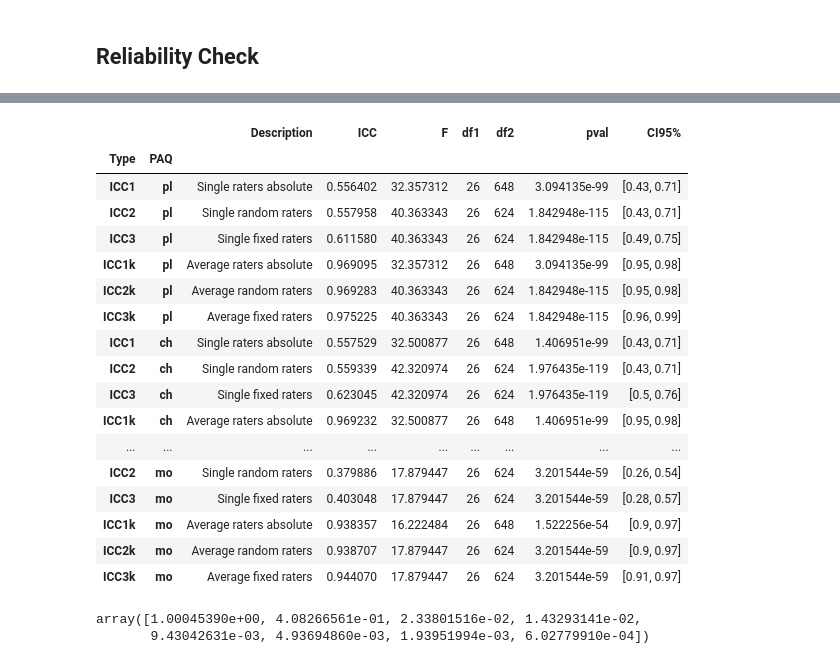
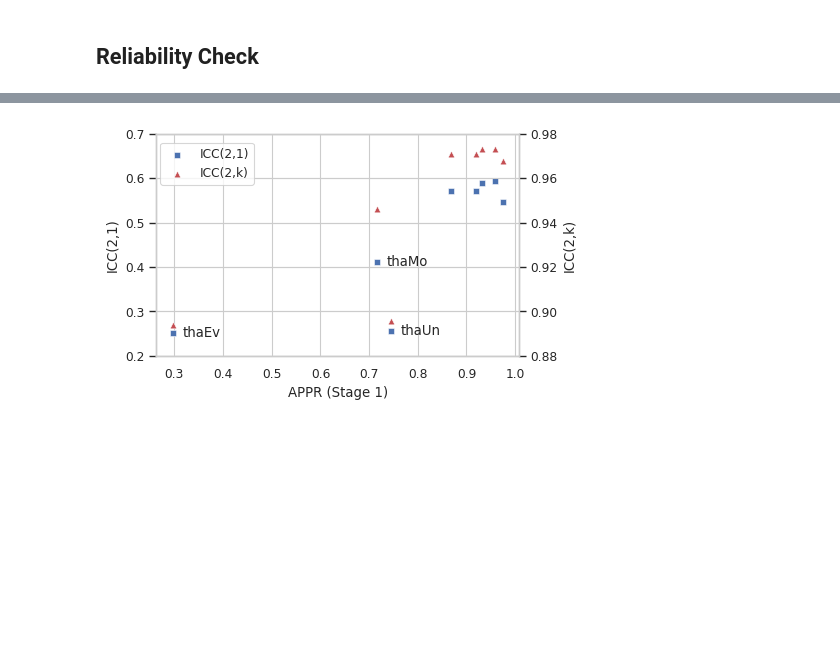
Before and after one commit to ntudsp/satp-tha-stage2, a Jupyter notebook: code/main.ipynb, the cells around one changed output, grey strips where cells are left out. Drawn from its saved outputs; the diff is of its cells as text; code cells hidden in the pictures; blank space fills up the shorter version.

```diff
--- a/code/main.ipynb
+++ b/code/main.ipynb
@@ -54,3 +38,5 @@ for i in range(8):
+# %%
+p1df = pd.read_csv('../data/p1tha.csv').set_index('PAQ')
 # %% [markdown]
 ## Reliability Check
 # %%
@@ -81,35 +99,28 @@ print(define_latex_command("cronbachcihi", ci[1], "{:.3g}"))
-# %%
-ics = []
-
-for p in PAQ:
-    ic = pg.intraclass_corr(df, raters='pid', ratings=p, targets='stimulus_id')
-    ic['PAQ'] = p
-
-    ics.append(ic)
-
-ics = pd.concat(ics).reset_index(drop=True).set_index(['Type', 'PAQ'])
-ics
-# %% [output]
-|  |  | Description | ICC | F | df1 | df2 | pval | CI95% |
-| Type | PAQ |  |  |  |  |  |  |  |
-| ICC1 | pl | Single raters absolute | 0.556402 | 32.357312 | 26 | 648 | 3.094135e-99 | [0.43, 0.71] |
-| ICC2 | pl | Single random raters | 0.557958 | 40.363343 | 26 | 624 | 1.842948e-115 | [0.43, 0.71] |
-| ICC3 | pl | Single fixed raters | 0.611580 | 40.363343 | 26 | 624 | 1.842948e-115 | [0.49, 0.75] |
-| ICC1k | pl | Average raters absolute | 0.969095 | 32.357312 | 26 | 648 | 3.094135e-99 | [0.95, 0.98] |
-| ICC2k | pl | Average random raters | 0.969283 | 40.363343 | 26 | 624 | 1.842948e-115 | [0.95, 0.98] |
-| ICC3k | pl | Average fixed raters | 0.975225 | 40.363343 | 26 | 624 | 1.842948e-115 | [0.96, 0.99] |
-| ICC1 | ch | Single raters absolute | 0.557529 | 32.500877 | 26 | 648 | 1.406951e-99 | [0.43, 0.71] |
-| ICC2 | ch | Single random raters | 0.559339 | 42.320974 | 26 | 624 | 1.976435e-119 | [0.43, 0.71] |
-| ICC3 | ch | Single fixed raters | 0.623045 | 42.320974 | 26 | 624 | 1.976435e-119 | [0.5, 0.76] |
-| ICC1k | ch | Average raters absolute | 0.969232 | 32.500877 | 26 | 648 | 1.406951e-99 | [0.95, 0.98] |
-| ... | ... | ... | ... | ... | ... | ... | ... | ... |
-| ICC2 | mo | Single random raters | 0.379886 | 17.879447 | 26 | 624 | 3.201544e-59 | [0.26, 0.54] |
-| ICC3 | mo | Single fixed raters | 0.403048 | 17.879447 | 26 | 624 | 3.201544e-59 | [0.28, 0.57] |
-| ICC1k | mo | Average raters absolute | 0.938357 | 16.222484 | 26 | 648 | 1.522256e-54 | [0.9, 0.97] |
-| ICC2k | mo | Average random raters | 0.938707 | 17.879447 | 26 | 624 | 3.201544e-59 | [0.9, 0.97] |
-| ICC3k | mo | Average fixed raters | 0.944070 | 17.879447 | 26 | 624 | 3.201544e-59 | [0.91, 0.97] |
-# %%
-pca.explained_variance_
-# %% [output]
-array([1.00045390e+00, 4.08266561e-01, 2.33801516e-02, 1.43293141e-02,
-       9.43042631e-03, 4.93694860e-03, 1.93951994e-03, 6.02779910e-04])
+# %%
+for p, (icc2, icc2k) in iccs.items():
+    p1df.loc[p, 'ICC2'] = icc2
+    p1df.loc[p, 'ICC2k'] = icc2k
+# %%
+p1df['isMain'] = p1df.index.isin(['pl', 'an', 'ev', 'un'])
+# %%
+f, ax = plt.subplots(figsize=(5,3), tight_layout=True)
+ax2 = ax.twinx()
+
+sns.scatterplot(p1df, x='APPR',y='ICC2', marker='s', c='b', ax=ax, label='ICC(2,1)', legend=None)
+ax.set(ylim=[0.2, 0.7])
+sns.scatterplot(p1df, x='APPR',y='ICC2k', marker='^', c='r', ax=ax2, label='ICC(2,k)', legend=None)
+ax2.set(ylim=[0.88, 0.98])
+
+ax.figure.legend(loc='upper left', bbox_to_anchor=(0.125, 0.925))
+
+for p in ['ev', 'mo', 'un']:
+    ax.text(x=p1df.loc[p, 'APPR'] + 0.02, y=p1df.loc[p, 'ICC2'], s=f"tha{p.capitalize()}", ha='left', va='center')
+
+ax.set(xlabel='APPR (Stage 1)')
+ax.set(ylabel='ICC(2,1)')
+ax2.set(ylabel='ICC(2,k)')
+
+plt.savefig('figs/appr_vs_icc.png', dpi=300)
+plt.show()
+# %% [output]
+[figure, added]
```
Also changed, not shown: parts of 47 cells of this notebook, 29 other files.
